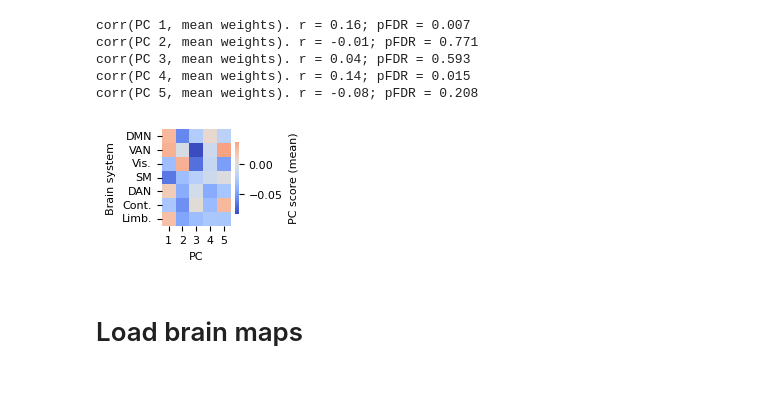
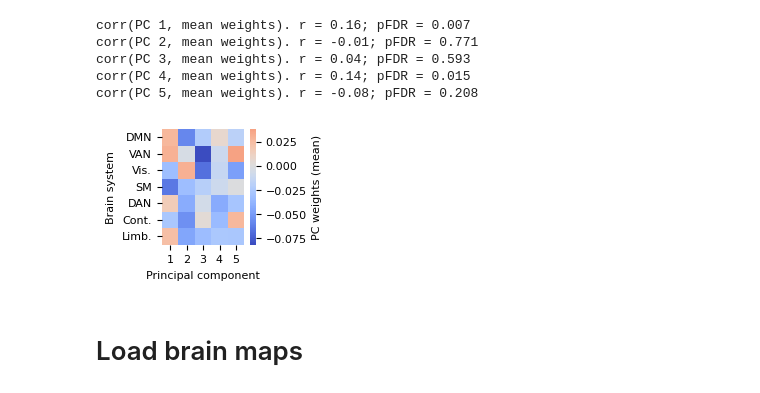
Before and after one commit to LindenParkesLab/nct_xr, a Jupyter notebook: scripts/results_optimized_weights.ipynb, the cells around one changed output. Cells and saved outputs as stored; diff of their text form; code cells hidden in the pictures.

```diff
--- a/scripts/results_optimized_weights.ipynb
+++ b/scripts/results_optimized_weights.ipynb
@@ -201,12 +227,13 @@ adjacency_weights_2d.shape
 # %%
-n_components = 5
-pca = PCA(n_components=n_components)
+def run_pca(adjacency_weights_2d, n_components=5, verbose=False):
+    pca = PCA(n_components=n_components)
 
-pca_results = pca.fit_transform(sp.stats.zscore(adjacency_weights_2d, axis=0))
-print(pca_results.shape)
-print(np.round(pca.explained_variance_ratio_*100))
-print(np.round(pca.explained_variance_ratio_.sum()*100))
-adjacency_weights_pca = pca.components_
-adjacency_weights_pca = -1 * adjacency_weights_pca
+    pca_results = pca.fit_transform(sp.stats.zscore(adjacency_weights_2d, axis=0))
+    if verbose is True:
+        print(pca_results.shape)
+        print(np.round(pca.explained_variance_ratio_*100))
+        print(np.round(pca.explained_variance_ratio_.sum()*100))
+    adjacency_weights_pca = pca.components_
+    adjacency_weights_pca = -1 * adjacency_weights_pca
 
-print(adjacency_weights_pca.shape, adjacency_weights_pca.max(), adjacency_weights_pca.min())
+    return adjacency_weights_pca
@@ -217,0 +240,5 @@ print(adjacency_weights_pca.shape, adjacency_weights_pca.max(), adjacency_weight
+# %%
+n_components = 5
+adjacency_weights_pca = run_pca(adjacency_weights_2d, n_components=n_components, verbose=True)
+
+print(adjacency_weights_pca.shape, adjacency_weights_pca.max(), adjacency_weights_pca.min())
@@ -251,27 +283,27 @@ corr(PC 5, mean weights). r = -0.08; pFDR = 0.208
 # %%
 yeo_systems = ['Default', 'SalVentAttn', 'Vis', 'SomMot', 'DorsAttn', 'Cont', 'Limbic'] # k = 7
 yeo_systems_labels = ['DMN', 'VAN', 'Vis.', 'SM', 'DAN', 'Cont.', 'Limb.'] # k = 7
 n_systems = len(yeo_systems)
 mean_activity = np.zeros((n_systems, n_components))
 for system_idx in np.arange(n_systems):
     system_mask = get_schaefer_system_mask(parc_centroids.index, system=yeo_systems[system_idx])
     for pc_idx in np.arange(n_components):
         mean_activity[system_idx, pc_idx] = adjacency_weights_pca[pc_idx, system_mask].mean()
 
-f, ax = plt.subplots(1, 1, figsize=(1.25, 1.25))
+f, ax = plt.subplots(1, 1, figsize=(1.5, 1.5))
 
-sns.heatmap(mean_activity, square=True, cmap='coolwarm', center=0, cbar_kws={'shrink': 0.75, 'label': 'PC score (mean)'}) # vmin=-5, vmax=5,
-ax.set_xlabel('PC')
+sns.heatmap(mean_activity, square=True, cmap='coolwarm', center=0, cbar_kws={'shrink': 1, 'label': 'PC weights (mean)'}) # vmin=-5, vmax=5,
+ax.set_xlabel('Principal component')
 ax.set_ylabel('Brain system')
 
 x_tick_labels = []
 for tick in ax.get_xticklabels():
     x_tick_labels.append(int(tick.get_text()) + 1)
 ax.set_xticklabels(x_tick_labels, rotation=0)
 ax.set_yticklabels(yeo_systems_labels, rotation=0)
 f.savefig(os.path.join(outdir, "weights_pca_system_mapping.svg".format(n_states, pc_idx)), dpi=600, bbox_inches="tight", pad_inches=0.01)
 # %% [output]
-[figure, old version]
+[figure, new version]
 # %% [markdown]
 # Load brain maps
 # %%
```
Also changed, not shown: parts of 21 cells of this notebook, 1 other file.
